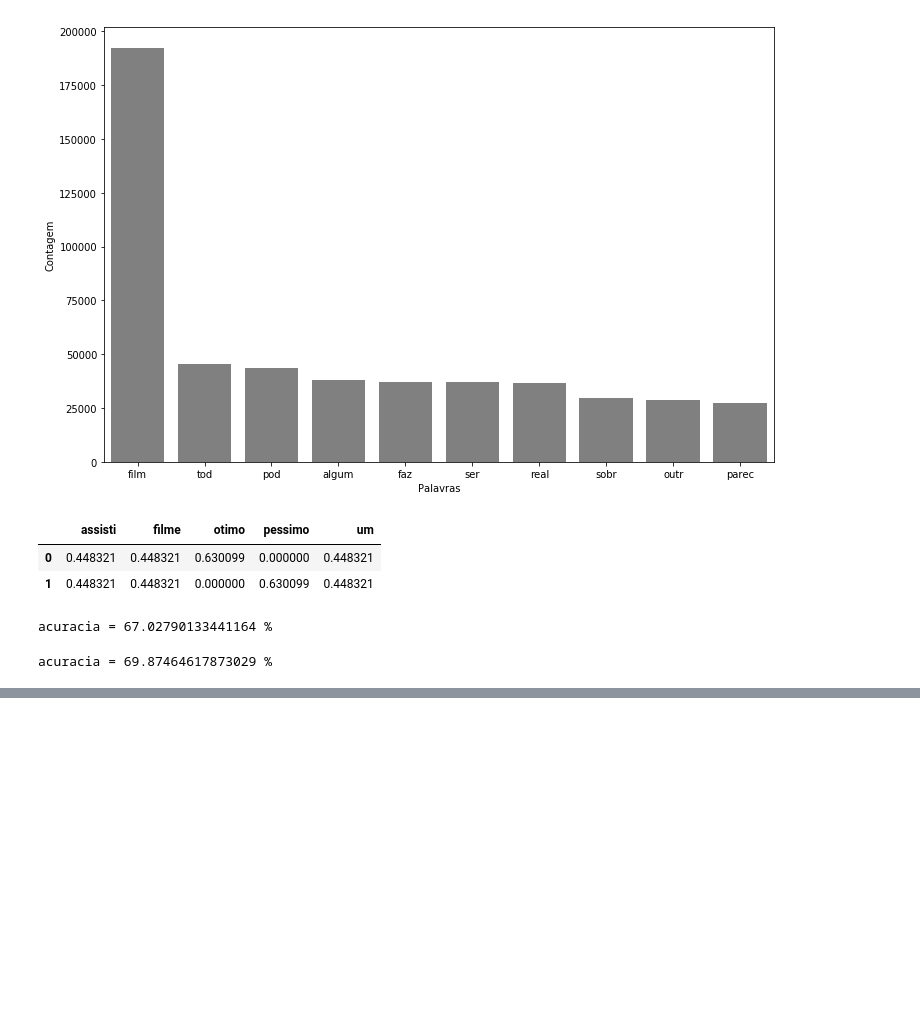
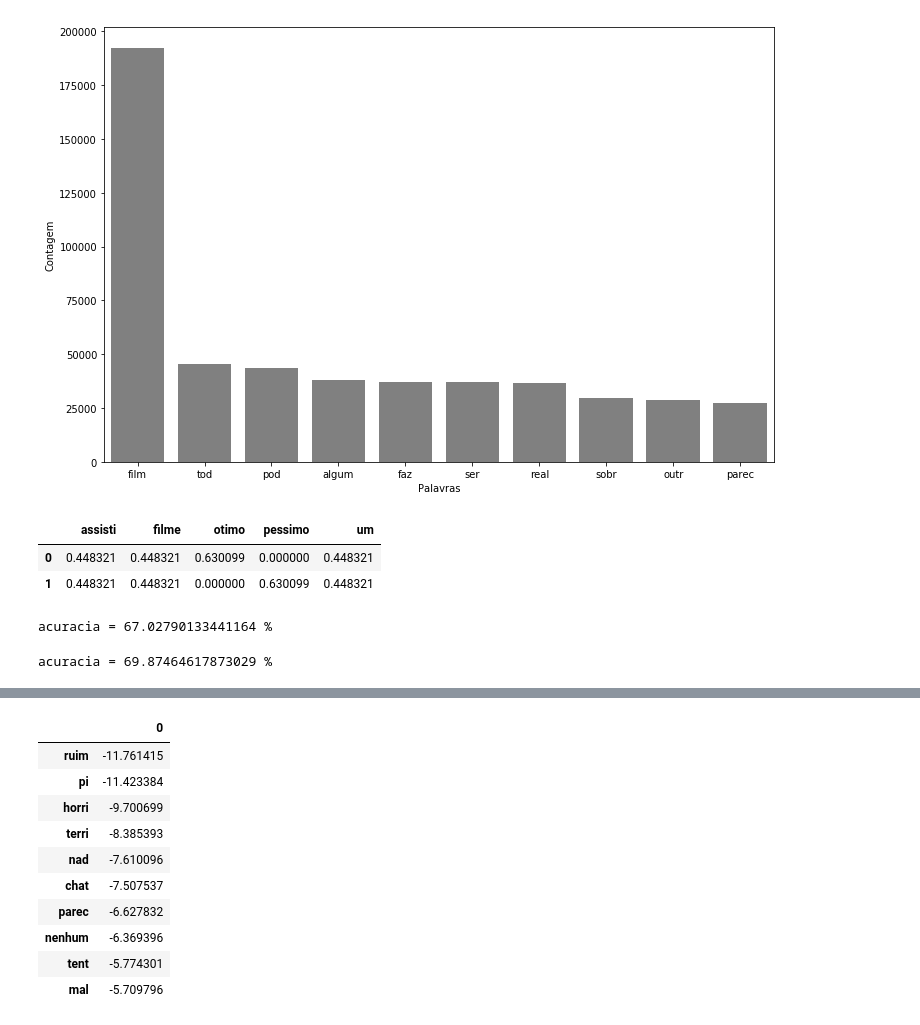
Before and after one commit to lsandrade/alura-ml, a Jupyter notebook: NLP.ipynb, the cells around one changed output, grey strips where cells are left out. Drawn from its saved outputs; the diff is of its cells as text; code cells hidden in the pictures; blank space fills up the shorter version.

```diff
--- a/NLP.ipynb
+++ b/NLP.ipynb
@@ -617,0 +657,14 @@ acuracia = 69.87464617873029 %
+# %%
+pesos.nsmallest(10,0)
+# %% [output]
+|  | 0 |
+| ruim | -11.761415 |
+| pi | -11.423384 |
+| horri | -9.700699 |
+| terri | -8.385393 |
+| nad | -7.610096 |
+| chat | -7.507537 |
+| parec | -6.627832 |
+| nenhum | -6.369396 |
+| tent | -5.774301 |
+| mal | -5.709796 |
```
Also changed, not shown: parts of 4 cells of this notebook.
